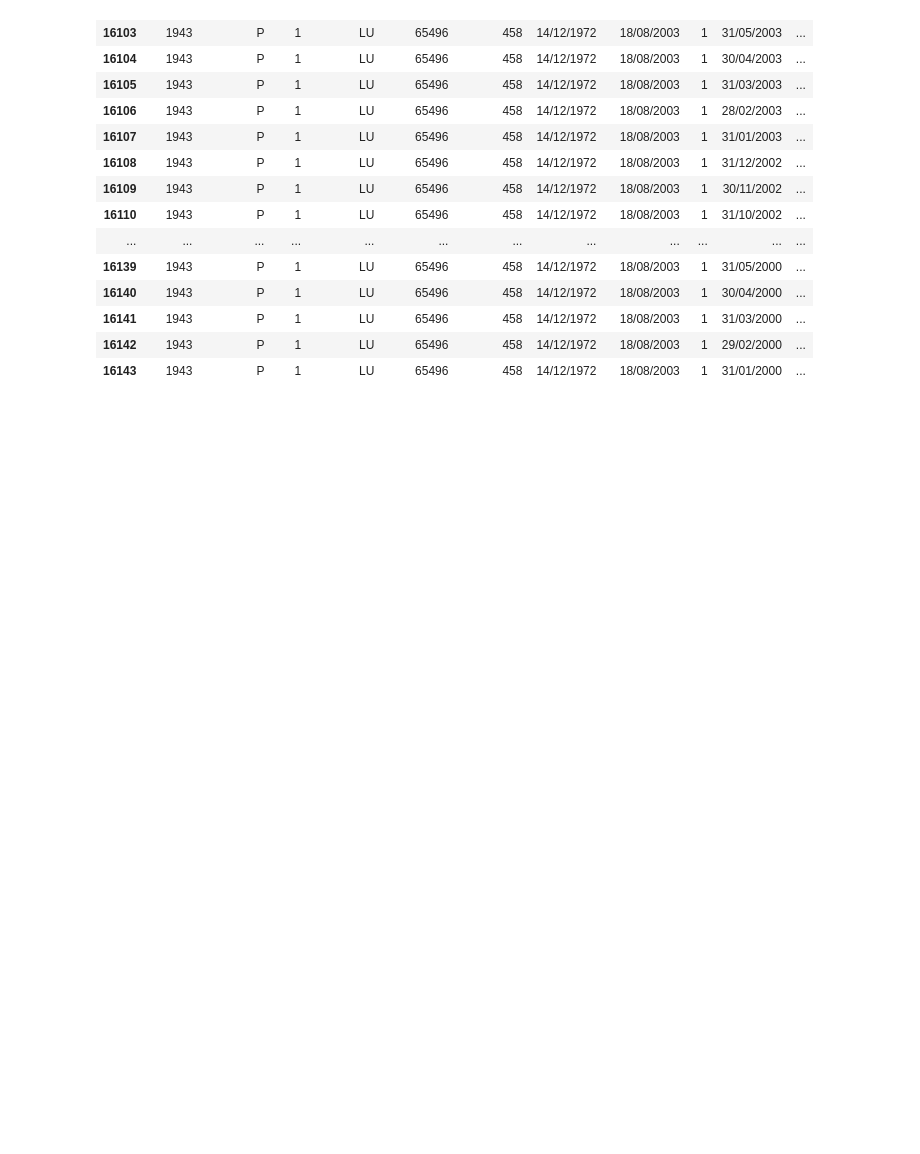
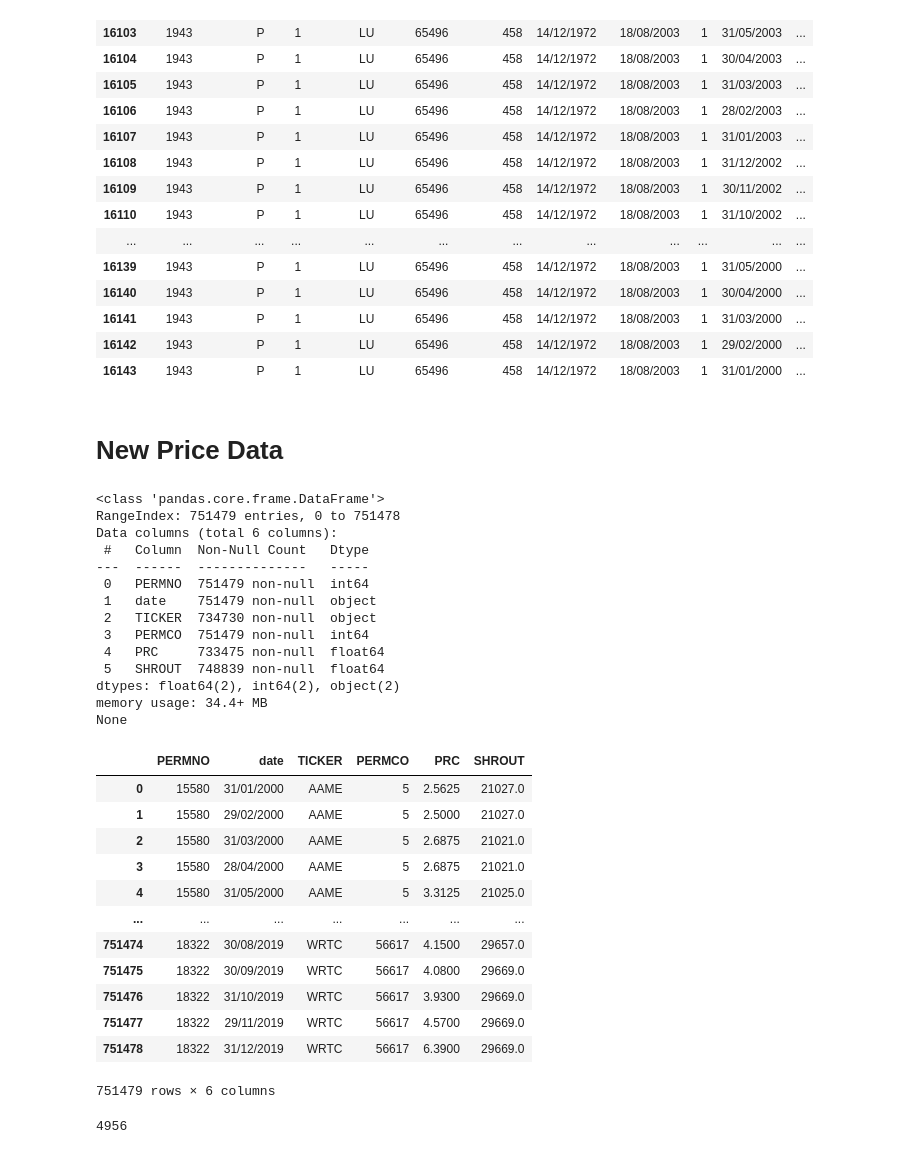
Before and after one commit to evamferreira/Thesis_Rep, a Jupyter notebook: Data/data_treat.ipynb, the cells around one changed output. Cells and saved outputs as stored; diff of their text form; code cells hidden in the pictures; blank space fills up the shorter version.

Commit message:
Uploaded New Market Data and Created Accounting Variables
New Prices/Shares Outstanding with only a few Prices and Shares Outstanding missing. Created Accounting Variables (no standardization)

```diff
--- a/Data/data_treat.ipynb
+++ b/Data/data_treat.ipynb
@@ -259,3 +259,43 @@ price2.loc[price2['tic']=='BMMI']
 | 16141 | 1943 | P | 1 | LU | 65496 | 458 | 14/12/1972 | 18/08/2003 | 1 | 31/03/2000 | ... |
 | 16142 | 1943 | P | 1 | LU | 65496 | 458 | 14/12/1972 | 18/08/2003 | 1 | 29/02/2000 | ... |
 | 16143 | 1943 | P | 1 | LU | 65496 | 458 | 14/12/1972 | 18/08/2003 | 1 | 31/01/2000 | ... |
+# %% [markdown]
+# New Price Data
+# %%
+market = pd.read_csv('prices2.csv')
+print(market.info())
+market
+# %% [output]
+<class 'pandas.core.frame.DataFrame'>
+RangeIndex: 751479 entries, 0 to 751478
+Data columns (total 6 columns):
+ #   Column  Non-Null Count   Dtype
+---  ------  --------------   -----
+ 0   PERMNO  751479 non-null  int64
+ 1   date    751479 non-null  object
+ 2   TICKER  734730 non-null  object
+ 3   PERMCO  751479 non-null  int64
+ 4   PRC     733475 non-null  float64
+ 5   SHROUT  748839 non-null  float64
+dtypes: float64(2), int64(2), object(2)
+memory usage: 34.4+ MB
+None
+|  | PERMNO | date | TICKER | PERMCO | PRC | SHROUT |
+| 0 | 15580 | 31/01/2000 | AAME | 5 | 2.5625 | 21027.0 |
+| 1 | 15580 | 29/02/2000 | AAME | 5 | 2.5000 | 21027.0 |
+| 2 | 15580 | 31/03/2000 | AAME | 5 | 2.6875 | 21021.0 |
+| 3 | 15580 | 28/04/2000 | AAME | 5 | 2.6875 | 21021.0 |
+| 4 | 15580 | 31/05/2000 | AAME | 5 | 3.3125 | 21025.0 |
+| ... | ... | ... | ... | ... | ... | ... |
+| 751474 | 18322 | 30/08/2019 | WRTC | 56617 | 4.1500 | 29657.0 |
+| 751475 | 18322 | 30/09/2019 | WRTC | 56617 | 4.0800 | 29669.0 |
+| 751476 | 18322 | 31/10/2019 | WRTC | 56617 | 3.9300 | 29669.0 |
+| 751477 | 18322 | 29/11/2019 | WRTC | 56617 | 4.5700 | 29669.0 |
+| 751478 | 18322 | 31/12/2019 | WRTC | 56617 | 6.3900 | 29669.0 |
+751479 rows × 6 columns
+# %%
+# Number of unique companies price data
+lpermco_market = market.PERMCO.unique()
+len(lpermco_market)
+# %% [output]
+4956
```
Also changed, not shown: parts of 8 cells of this notebook, 2 other files.
